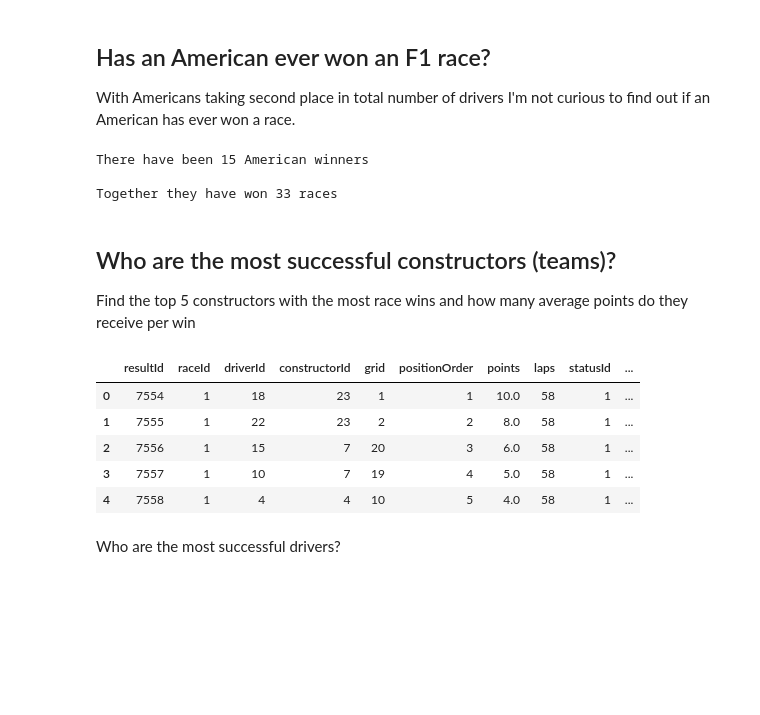
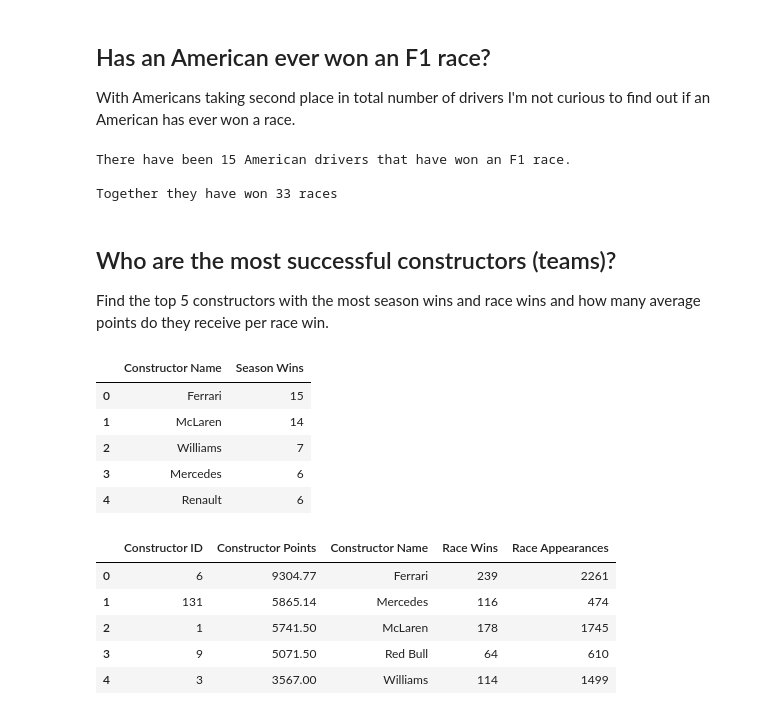
Before and after one commit to jabsneve/F1_mini_project, a Jupyter notebook: Formula 1/Formula_1.ipynb, the cells around one changed output. Saved outputs shown, nothing was run; the diff lists cells and outputs as text; code cells hidden in the pictures; blank space fills up the shorter version.

```diff
--- a/Formula 1/Formula_1.ipynb
+++ b/Formula 1/Formula_1.ipynb
@@ -44,0 +51,4 @@ constructors = pd.read_csv('constructors.csv')
+# %%
+# merge constructor dataframes on constructorId then constructorId, raceId, and points
+
+teams = constructor_results.merge(constructor_standings.merge(constructors, how='inner', on='constructorId'), how='inner', on=['constructorId','raceId','points'])
@@ -44,0 +64,10 @@ constructors = pd.read_csv('constructors.csv')
+# %%
+# drop unecessary columns
+
+teams.drop(columns=['raceId','status','constructorStandingsId','position','positionText','constructorRef','nationality','url'], inplace=True)
+# %%
+# rename columns
+
+drivers.columns = ['Result ID','Race ID','Driver ID','Constructor ID','Final Position','Driver Points','forename','surname','Nationality']
+
+teams.columns = ['Constructor Results ID','Constructor ID','Constructor Points','Constructor Wins', 'Constructor Name']
@@ -132,14 +167,14 @@ US_winners = results_n_drivers[(results_n_drivers['positionOrder']==1) & (result
 # %%
 # print the number of American winners and the number of races they've won
 
-print('There have been ' + str(len(US_winners['forename'].unique())) + ' American winners')
+print('There have been ' + str(len(US_winners['Name'].unique())) + ' American drivers that have won an F1 race.')
 print('')
-print('Together they have won ' + str(US_winners['positionOrder'].count()) + ' races')
+print('Together they have won ' + str(US_winners['Final Position'].count()) + ' races')
 # %% [output]
-There have been 15 American winners
+There have been 15 American drivers that have won an F1 race.
 
 Together they have won 33 races
 # %% [markdown]
 ## Who are the most successful constructors (teams)?
 
-Find the top 5 constructors with the most race wins and how many average points do they receive per win
+Find the top 5 constructors with the most season wins and race wins and how many average points do they receive per race win.
@@ -164,9 +181,12 @@ constructor_results = results.merge(all_constructors, how='inner', on=['raceId',
+# %%
+season_wins = teams.groupby(['Constructor Name']).sum()['Constructor Wins'].sort_values(ascending=False).reset_index()
+season_wins.columns = ['Constructor Name','Season Wins']
 # %%
-constructor_results.head()
+season_wins.head()
 # %% [output]
-|  | resultId | raceId | driverId | constructorId | grid | positionOrder | points | laps | statusId | ... |
-| 0 | 7554 | 1 | 18 | 23 | 1 | 1 | 10.0 | 58 | 1 | ... |
-| 1 | 7555 | 1 | 22 | 23 | 2 | 2 | 8.0 | 58 | 1 | ... |
-| 2 | 7556 | 1 | 15 | 7 | 20 | 3 | 6.0 | 58 | 1 | ... |
-| 3 | 7557 | 1 | 10 | 7 | 19 | 4 | 5.0 | 58 | 1 | ... |
-| 4 | 7558 | 1 | 4 | 4 | 10 | 5 | 4.0 | 58 | 1 | ... |
+|  | Constructor Name | Season Wins |
+| 0 | Ferrari | 15 |
+| 1 | McLaren | 14 |
+| 2 | Williams | 7 |
+| 3 | Mercedes | 6 |
+| 4 | Renault | 6 |
@@ -177,2 +192,0 @@ constructor_results.head()
-# %% [markdown]
-Who are the most successful drivers?
@@ -178,0 +219,9 @@ Who are the most successful drivers?
+# %%
+con_alldata.head()
+# %% [output]
+|  | Constructor ID | Constructor Points | Constructor Name | Race Wins | Race Appearances |
+| 0 | 6 | 9304.77 | Ferrari | 239 | 2261 |
+| 1 | 131 | 5865.14 | Mercedes | 116 | 474 |
+| 2 | 1 | 5741.50 | McLaren | 178 | 1745 |
+| 3 | 9 | 5071.50 | Red Bull | 64 | 610 |
+| 4 | 3 | 3567.00 | Williams | 114 | 1499 |
```
Also changed, not shown: parts of 40 cells of this notebook.
